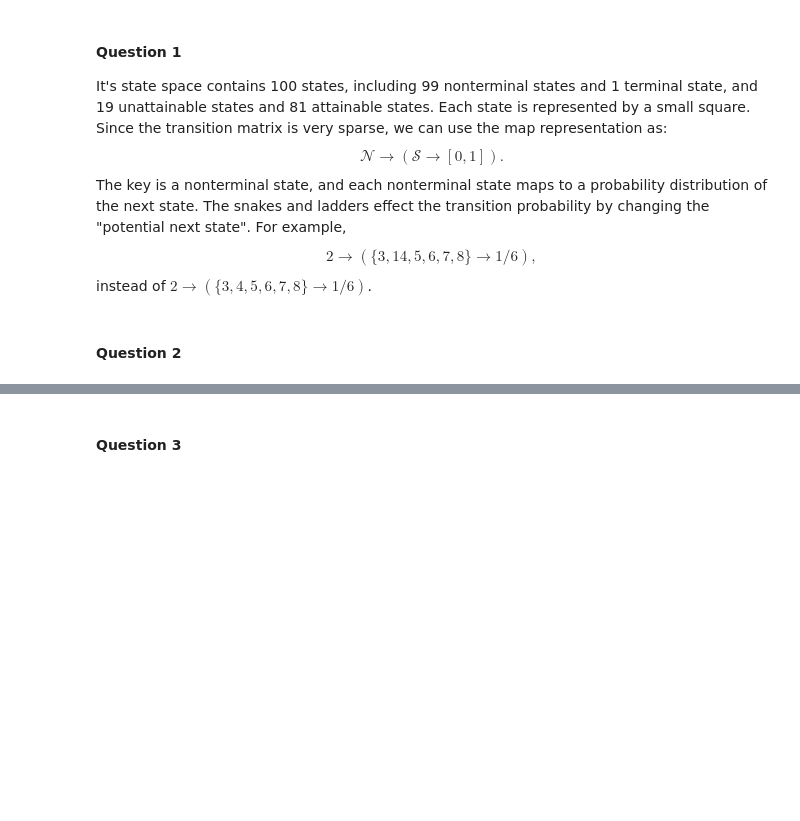
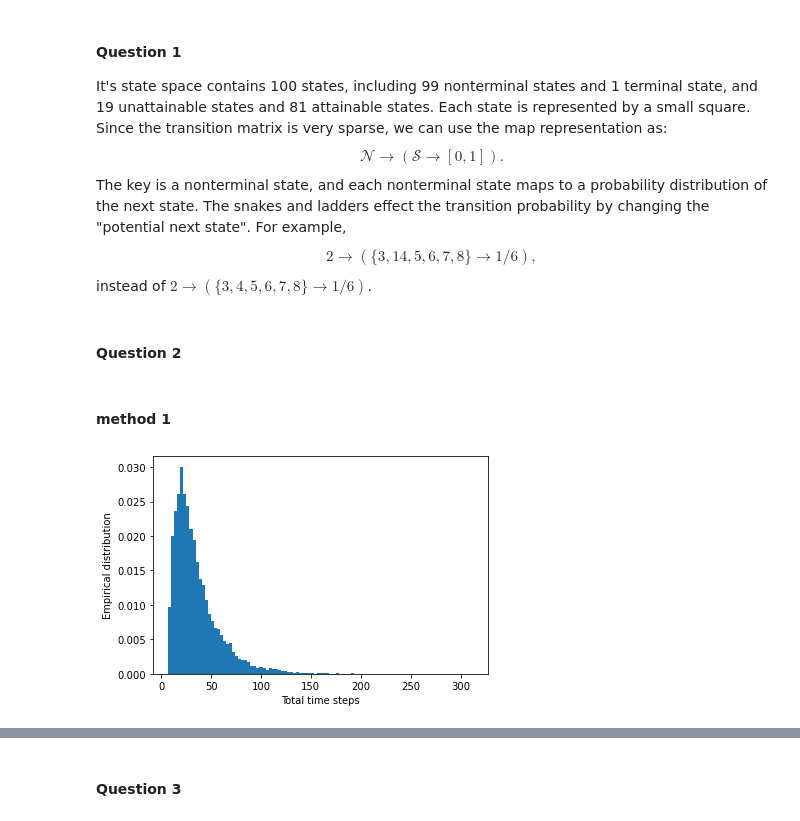
Before and after one commit to gracettD/RL-book, a Jupyter notebook: Assignment/Assignment2.ipynb, the cells around one changed output, grey strips where cells are left out. Drawn from its saved outputs; the diff is of its cells as text; code cells hidden in the pictures; blank space fills up the shorter version.

```diff
--- a/Assignment/Assignment2.ipynb
+++ b/Assignment/Assignment2.ipynb
@@ -22,3 +23,5 @@ from dataclasses import dataclass
 from typing import Generic, TypeVar, Optional, Mapping, Callable, Iterable, Sequence
 import matplotlib.pyplot as plt
 from distribution import Categorical, SampledDistribution, FiniteDistribution
+# %% [markdown]
+#### method 1
@@ -24,0 +75,8 @@ from distribution import Categorical, SampledDistribution, FiniteDistribution
+# %%
+fig, ax = plt.subplots(figsize=(6, 4))
+ax.hist(num_hist,bins = 100, density=True)
+ax.set_xlabel("Total time steps")
+ax.set_ylabel("Empirical distribution")
+plt.show()
+# %% [output]
+[figure, added]
```
Also changed, not shown: parts of 20 cells of this notebook.
